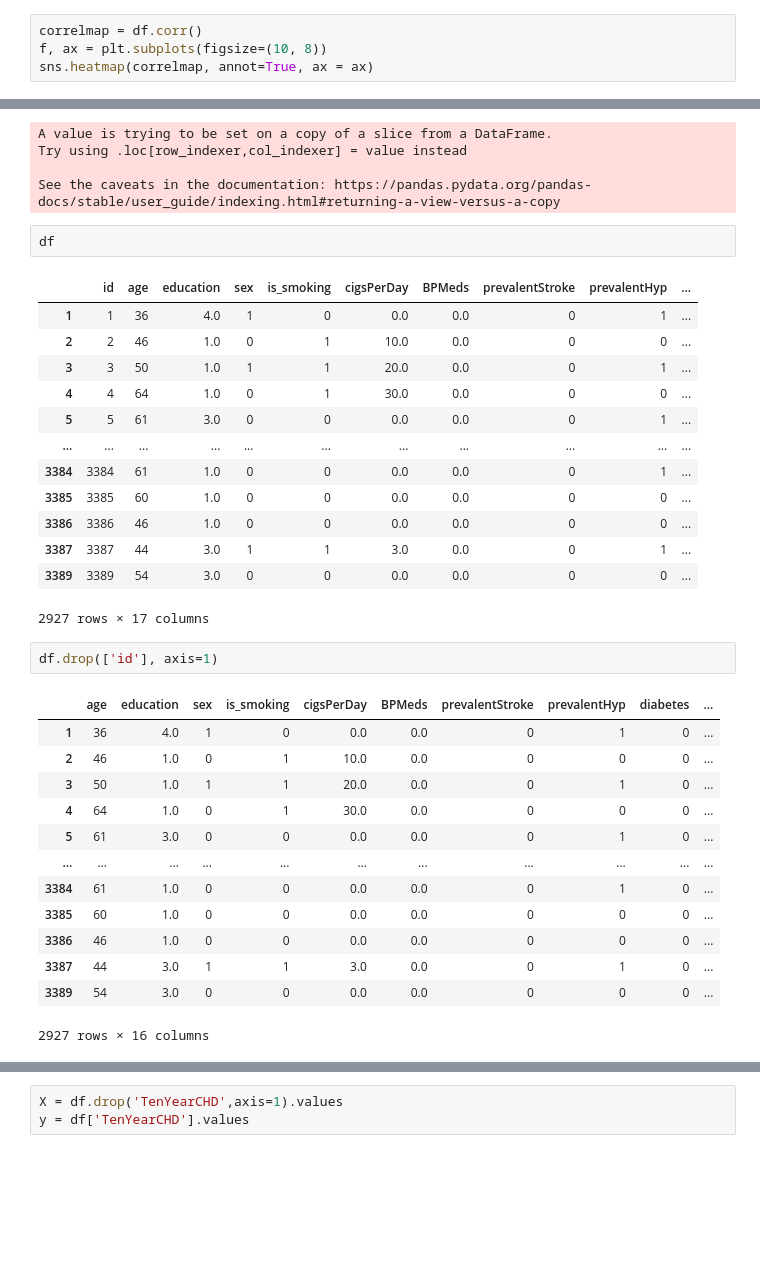
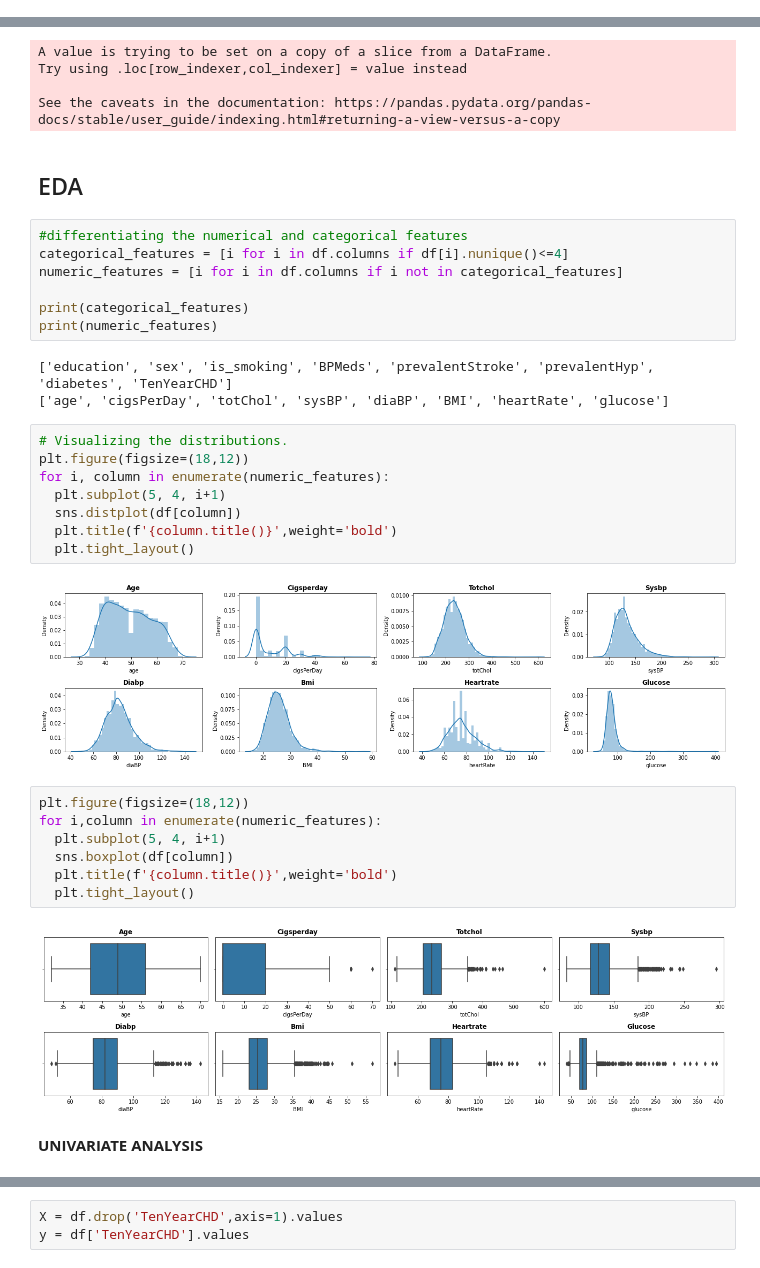
Before and after one commit to Arvind-krishna/Classification---Cardiovascular-Risk-prediction, a Jupyter notebook: Cardiovascular_risk.ipynb, the cells around one changed output, grey strips where cells are left out. Cells and saved outputs as stored; diff of their text form; blank space fills up the shorter version.

```diff
--- a/Cardiovascular_risk.ipynb
+++ b/Cardiovascular_risk.ipynb
@@ -84,4 +28,0 @@ Name: sex, dtype: int64
-# %%
-correlmap = df.corr()
-f, ax = plt.subplots(figsize=(10, 8))
-sns.heatmap(correlmap, annot=True, ax = ax)
@@ -126,35 +180,36 @@ A value is trying to be set on a copy of a slice from a DataFrame.
 Try using .loc[row_indexer,col_indexer] = value instead
 
 See the caveats in the documentation: https://pandas.pydata.org/pandas-docs/stable/user_guide/indexing.html#returning-a-view-versus-a-copy
-# %%
-df
-# %% [output]
-|  | id | age | education | sex | is_smoking | cigsPerDay | BPMeds | prevalentStroke | prevalentHyp | ... |
-| 1 | 1 | 36 | 4.0 | 1 | 0 | 0.0 | 0.0 | 0 | 1 | ... |
-| 2 | 2 | 46 | 1.0 | 0 | 1 | 10.0 | 0.0 | 0 | 0 | ... |
-| 3 | 3 | 50 | 1.0 | 1 | 1 | 20.0 | 0.0 | 0 | 1 | ... |
-| 4 | 4 | 64 | 1.0 | 0 | 1 | 30.0 | 0.0 | 0 | 0 | ... |
-| 5 | 5 | 61 | 3.0 | 0 | 0 | 0.0 | 0.0 | 0 | 1 | ... |
-| ... | ... | ... | ... | ... | ... | ... | ... | ... | ... | ... |
-| 3384 | 3384 | 61 | 1.0 | 0 | 0 | 0.0 | 0.0 | 0 | 1 | ... |
-| 3385 | 3385 | 60 | 1.0 | 0 | 0 | 0.0 | 0.0 | 0 | 0 | ... |
-| 3386 | 3386 | 46 | 1.0 | 0 | 0 | 0.0 | 0.0 | 0 | 0 | ... |
-| 3387 | 3387 | 44 | 3.0 | 1 | 1 | 3.0 | 0.0 | 0 | 1 | ... |
-| 3389 | 3389 | 54 | 3.0 | 0 | 0 | 0.0 | 0.0 | 0 | 0 | ... |
-2927 rows × 17 columns
-# %%
-df.drop(['id'], axis=1)
-# %% [output]
-|  | age | education | sex | is_smoking | cigsPerDay | BPMeds | prevalentStroke | prevalentHyp | diabetes | ... |
-| 1 | 36 | 4.0 | 1 | 0 | 0.0 | 0.0 | 0 | 1 | 0 | ... |
-| 2 | 46 | 1.0 | 0 | 1 | 10.0 | 0.0 | 0 | 0 | 0 | ... |
-| 3 | 50 | 1.0 | 1 | 1 | 20.0 | 0.0 | 0 | 1 | 0 | ... |
-| 4 | 64 | 1.0 | 0 | 1 | 30.0 | 0.0 | 0 | 0 | 0 | ... |
-| 5 | 61 | 3.0 | 0 | 0 | 0.0 | 0.0 | 0 | 1 | 0 | ... |
-| ... | ... | ... | ... | ... | ... | ... | ... | ... | ... | ... |
-| 3384 | 61 | 1.0 | 0 | 0 | 0.0 | 0.0 | 0 | 1 | 0 | ... |
-| 3385 | 60 | 1.0 | 0 | 0 | 0.0 | 0.0 | 0 | 0 | 0 | ... |
-| 3386 | 46 | 1.0 | 0 | 0 | 0.0 | 0.0 | 0 | 0 | 0 | ... |
-| 3387 | 44 | 3.0 | 1 | 1 | 3.0 | 0.0 | 0 | 1 | 0 | ... |
-| 3389 | 54 | 3.0 | 0 | 0 | 0.0 | 0.0 | 0 | 0 | 0 | ... |
-2927 rows × 16 columns
+# %% [markdown]
+## EDA
+# %%
+#differentiating the numerical and categorical features
+categorical_features = [i for i in df.columns if df[i].nunique()<=4]
+numeric_features = [i for i in df.columns if i not in categorical_features]
+
+print(categorical_features)
+print(numeric_features)
+# %% [output]
+['education', 'sex', 'is_smoking', 'BPMeds', 'prevalentStroke', 'prevalentHyp', 'diabetes', 'TenYearCHD']
+['age', 'cigsPerDay', 'totChol', 'sysBP', 'diaBP', 'BMI', 'heartRate', 'glucose']
+# %%
+# Visualizing the distributions.
+plt.figure(figsize=(18,12))
+for i, column in enumerate(numeric_features):
+  plt.subplot(5, 4, i+1)
+  sns.distplot(df[column])
+  plt.title(f'{column.title()}',weight='bold')
+  plt.tight_layout()
+# %% [output]
+[figure, added]
+# %%
+plt.figure(figsize=(18,12))
+for i,column in enumerate(numeric_features):
+  plt.subplot(5, 4, i+1)
+  sns.boxplot(df[column])
+  plt.title(f'{column.title()}',weight='bold')
+  plt.tight_layout()
+# %% [output]
+[figure, added]
+# %% [markdown]
+**UNIVARIATE ANALYSIS**
```
Also changed, not shown: parts of 70 cells of this notebook.
